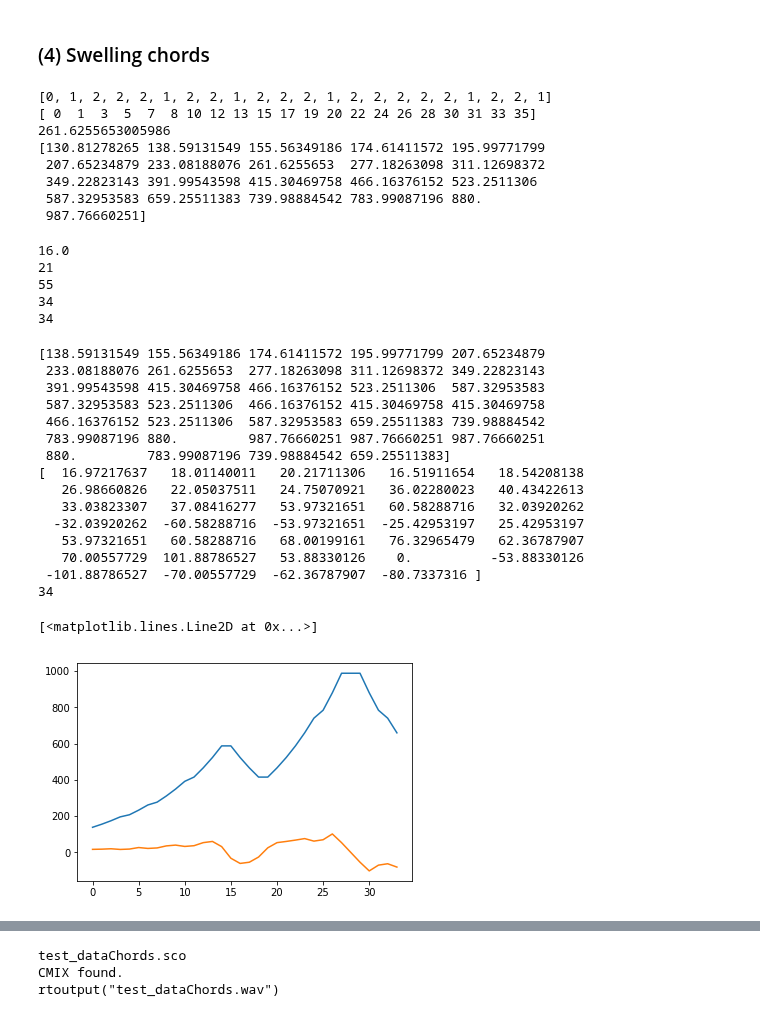
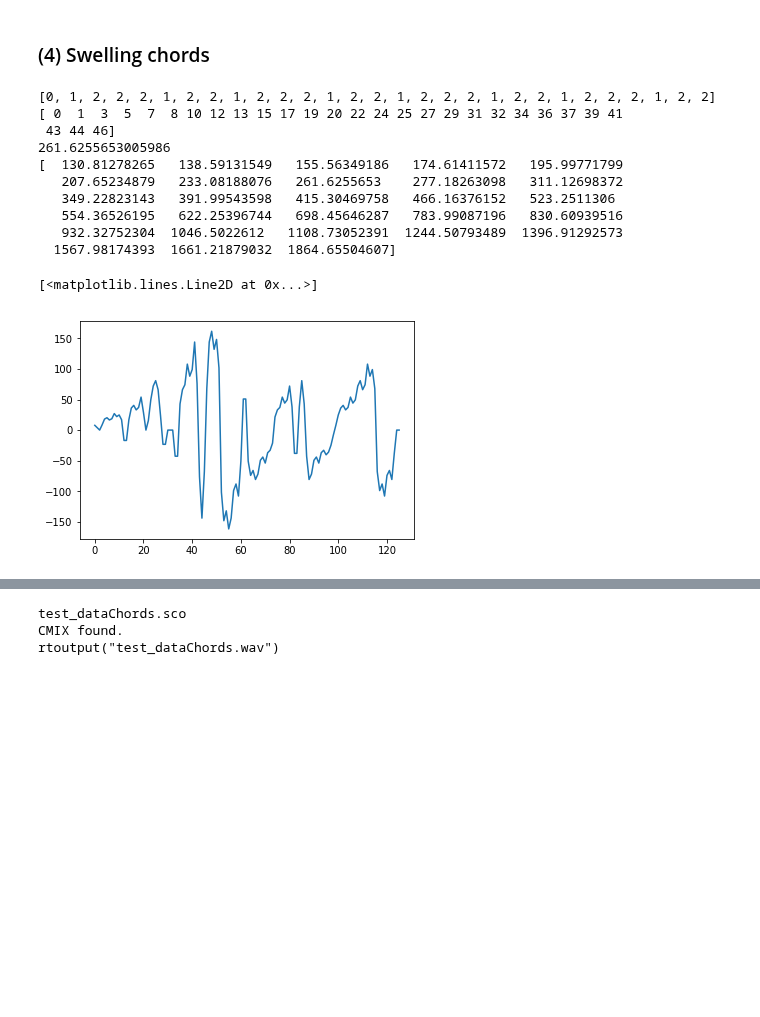
Before and after one commit to benholtzman/datamovies, a Jupyter notebook: 1_codes/s04_DataDrivenRTcmix.ipynb, the cells around one changed output, grey strips where cells are left out. Cells and saved outputs as stored; diff of their text form; code cells hidden in the pictures; blank space fills up the shorter version.

```diff
--- a/1_codes/s04_DataDrivenRTcmix.ipynb
+++ b/1_codes/s04_DataDrivenRTcmix.ipynb
@@ -49,7 +45,7 @@ data_readme.txt  P39A.BHZ
 # %%
 # READ IN THE DATA FILE ! ! !
-#datafilename = '../0_data_nogit/breathalyzer/pizzadevils_120s.pkl'
-datafilename = '../0_data_examples/breathalyzer/BA_ben_1.pkl'
+datafilename = '../0_data_nogit/pizzadevils_120s.pkl'
+
 breath = pd.read_pickle(datafilename) # np.loadtxt(datafilename)
 print(breath[0:5])
 time = breath.time_s
@@ -220,9 +216,9 @@ CompletedProcess(args='mv *.wav ../3_output_nogit/', returncode=0)
 (3) Find where in time these values occur, use these as our start times and durations.  <br>
 (4) Generate the score. <br>
 # %%
-n_octaves_total = 3.0
+n_octaves_total = 2.0
 root_note  = 110.0
-ints_per_oct = 24
+ints_per_oct = 12
 
 # chromatic scale of n octaves:
 intervals = np.linspace(0,n_octaves_total,int(n_octaves_total*ints_per_oct))
@@ -252,7 +238,7 @@ reload(notepicker)
 p1_in_freq = notepicker.interpvals_to_freqs(p1,pitches)
 
 # (3) Find where in time these values occur, use these as our start times and durations.
-dur_sound = 16.0
+dur_sound = 40.0
 time = np.linspace(0,dur_sound,len(p1_in_freq))
 scale_note_dur = 0.8
 times, notes, durs = notepicker.findroots(time,p1_in_freq,pitches)
@@ -334,7 +321,7 @@ modes = {
     'lochrian':[1,2,2,1,2,2,2]
 }
 
-intervals = [0] + modes['phrygian'] + modes['phrygian']+ modes['lydian'] # + modes['mixolydian']
+intervals = [0] + modes['phrygian'] + modes['phrygian'] + modes['phrygian'] + modes['phrygian'] # + modes['mixolydian']
 print(intervals)
 elements = np.cumsum(intervals[:-1])
 print(elements)
@@ -344,20 +331,23 @@ C4 = 440.0 * 2**(3/12-1)
 print(C4)
 
 def notename2freq(k,v,f0):
+    #freqs = f0*2**(v+k/12)
     freqs = f0*2**(v+k/12)
     return freqs
 
 pitches = notename2freq(elements,-1,C4)
 print(pitches)
 # %% [output]
-[0, 1, 2, 2, 2, 1, 2, 2, 1, 2, 2, 2, 1, 2, 2, 2, 2, 2, 1, 2, 2, 1]
-[ 0  1  3  5  7  8 10 12 13 15 17 19 20 22 24 26 28 30 31 33 35]
+[0, 1, 2, 2, 2, 1, 2, 2, 1, 2, 2, 2, 1, 2, 2, 1, 2, 2, 2, 1, 2, 2, 1, 2, 2, 2, 1, 2, 2]
+[ 0  1  3  5  7  8 10 12 13 15 17 19 20 22 24 25 27 29 31 32 34 36 37 39 41
+ 43 44 46]
 261.6255653005986
-[130.81278265 138.59131549 155.56349186 174.61411572 195.99771799
- 207.65234879 233.08188076 261.6255653  277.18263098 311.12698372
- 349.22823143 391.99543598 415.30469758 466.16376152 523.2511306
- 587.32953583 659.25511383 739.98884542 783.99087196 880.
- 987.76660251]
+[  130.81278265   138.59131549   155.56349186   174.61411572   195.99771799
+   207.65234879   233.08188076   261.6255653    277.18263098   311.12698372
+   349.22823143   391.99543598   415.30469758   466.16376152   523.2511306
+   554.36526195   622.25396744   698.45646287   783.99087196   830.60939516
+   932.32752304  1046.5022612   1108.73052391  1244.50793489  1396.91292573
+  1567.98174393  1661.21879032  1864.65504607]
 # %%
 reload(notepicker)
 dur = 20.0
@@ -375,39 +368,11 @@ times, notes, durs = notepicker.findroots(time,p1_freq,pitches)
-# %%
-print(time[-1])
-
-print(len(pitches))
-print(len(time))
-print(len(times))
-print(len(notes))
-# %% [output]
-16.0
-21
-55
-34
-34
 # %%
 # development
-print(notes)
-diff_notes = np.gradient(notes)
-print(diff_notes)
-print(len(diff_notes))
-plt.plot(notes)
-plt.plot(diff_notes)
+
+grad_notes = np.gradient(notes)
+#print(grad_notes)
+#print(len(grad_notes))
+#plt.plot(notes)
+plt.plot(grad_notes)
 # %% [output]
-[138.59131549 155.56349186 174.61411572 195.99771799 207.65234879
- 233.08188076 261.6255653  277.18263098 311.12698372 349.22823143
- 391.99543598 415.30469758 466.16376152 523.2511306  587.32953583
- 587.32953583 523.2511306  466.16376152 415.30469758 415.30469758
- 466.16376152 523.2511306  587.32953583 659.25511383 739.98884542
- 783.99087196 880.         987.76660251 987.76660251 987.76660251
- 880.         783.99087196 739.98884542 659.25511383]
-[  16.97217637   18.01140011   20.21711306   16.51911654   18.54208138
-   26.98660826   22.05037511   24.75070921   36.02280023   40.43422613
-   33.03823307   37.08416277   53.97321651   60.58288716   32.03920262
-  -32.03920262  -60.58288716  -53.97321651  -25.42953197   25.42953197
-   53.97321651   60.58288716   68.00199161   76.32965479   62.36787907
-   70.00557729  101.88786527   53.88330126    0.          -53.88330126
- -101.88786527  -70.00557729  -62.36787907  -80.7337316 ]
-34
+[<matplotlib.lines.Line2D at 0x...>]
-[<matplotlib.lines.Line2D at 0x...>]
-[figure, old version]
+[figure, new version]
```
Also changed, not shown: parts of 20 cells of this notebook, 1 other file.
